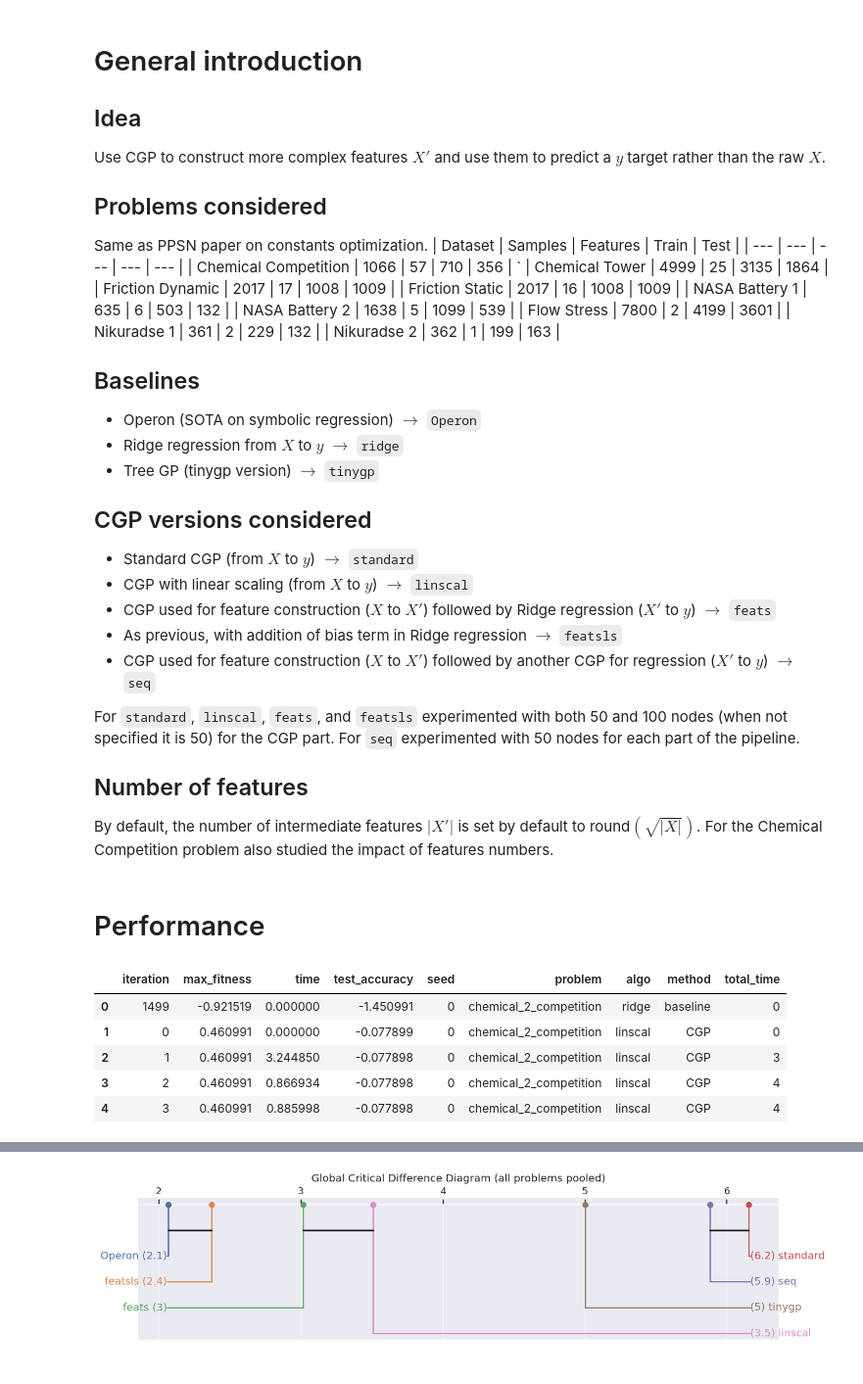
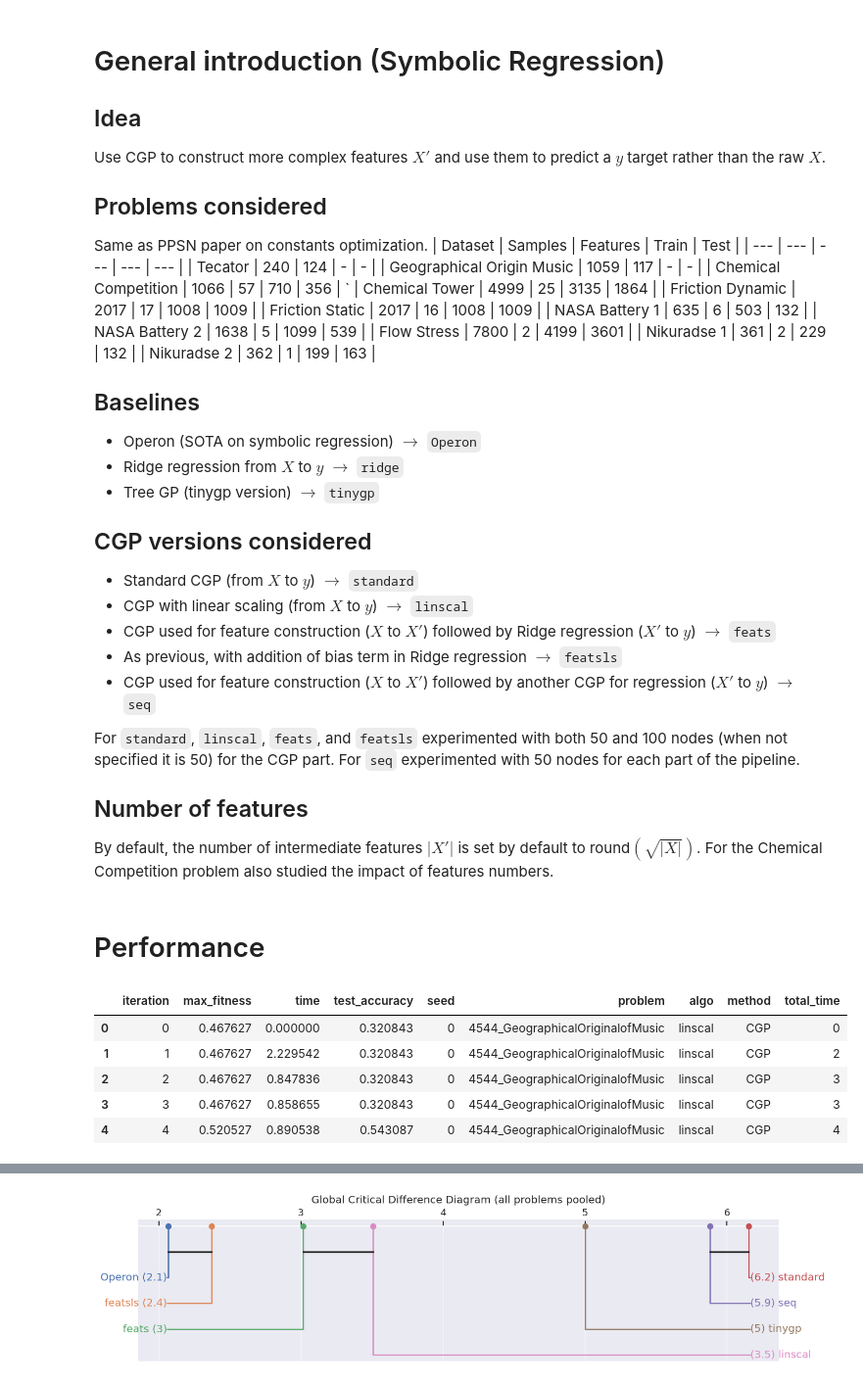
Before and after one commit to giorgia-nadizar/genepax, a Jupyter notebook: results/analysis_feats.ipynb, the cells around one changed output, grey strips where cells are left out. Shown at 98% size. Drawn from its saved outputs; the diff is of its cells as text; code cells hidden in the pictures.

```diff
--- a/results/analysis_feats.ipynb
+++ b/results/analysis_feats.ipynb
@@ -1,5 +1,5 @@
 # %% [markdown]
-# General introduction
+# General introduction (Symbolic Regression)
 ## Idea
 Use CGP to construct more complex features $X'$ and use them to predict a $y$ target rather than the raw $X$.
 
@@ -7,6 +7,8 @@ Use CGP to construct more complex features $X'$ and use them to predict a $y$ ta
 Same as PPSN paper on constants optimization.
 | Dataset | Samples | Features | Train | Test |
 | --- | --- | --- | --- | --- |
+| Tecator | 240 | 124 | - | - |
+| Geographical Origin Music | 1059 | 117 | - | - |
 | Chemical Competition | 1066 | 57 | 710  | 356   | `
 | Chemical Tower       | 4999 | 25 | 3135 | 1864  |
 | Friction Dynamic     | 2017 | 17 | 1008 | 1009  |
@@ -52,7 +57,8 @@ baselines_df1 = pd.read_csv("baselines.csv")
 baselines_df2 = pd.read_csv("baselines_tinygp.csv")
 baselines_df = pd.concat([baselines_df1, baselines_df2], ignore_index=True)
 # %%
-problems = ["chemical_2_competition", "chemical_1_tower", "friction_dyn_one-hot", "friction_stat_one-hot",
+problems = ["4544_GeographicalOriginalofMusic", "505_tecator",
+            "chemical_2_competition", "chemical_1_tower", "friction_dyn_one-hot", "friction_stat_one-hot",
             "nasa_battery_1_10min", "nasa_battery_2_20min", "flow_stress_phip0.1", "nikuradse_1",
             "nikuradse_2", ]
 # %% [markdown]
@@ -60,33 +66,36 @@ problems = ["chemical_2_competition", "chemical_1_tower", "friction_dyn_one-hot"
 # %%
 dfs = []
 missing = 0
 missing_configs = []
 for problem in problems:
-    tmp_df = pd.read_csv(f"../results/ridge_{problem}.csv")
-    tmp_df["seed"] = 0
-    tmp_df["problem"] = problem
-    tmp_df["algo"] = "ridge"
-    tmp_df["method"] = "baseline"
-    tmp_df["total_time"] = tmp_df["time"].cumsum().astype(int)
-    dfs.append(tmp_df)
+    try:
+        tmp_df = pd.read_csv(f"../results/ridge_{problem}.csv")
+        tmp_df["seed"] = 0
+        tmp_df["problem"] = problem
+        tmp_df["algo"] = "ridge"
+        tmp_df["method"] = "baseline"
+        tmp_df["total_time"] = tmp_df["time"].cumsum().astype(int)
+        dfs.append(tmp_df)
+    except FileNotFoundError:
+        pass
     for seed in range(30):
         for method in ["CGP", "CGP_100"]:
             for extra in ['linscal', 'feats', 'featsls', 'baseline', 'seq']:
                 if os.path.exists(f"../results/{method}_{extra}_{problem}_{seed}.pickle"):
                     tmp_df = pd.read_csv(f"../results/{method}_{extra}_{problem}_{seed}.csv")
                     tmp_df["seed"] = seed
                     tmp_df["problem"] = problem
                     tmp_df["algo"] = extra.replace("baseline", "standard")
                     tmp_df["method"] = method
                     tmp_df["total_time"] = tmp_df["time"].cumsum().astype(int)
                     dfs.append(tmp_df)
 df = pd.concat(dfs, ignore_index=True)
 df["test_accuracy"] = df["test_accuracy"].str.replace(r"[\[\]]", "", regex=True).astype(float)
 df.head()
 # %% [output]
 |  | iteration | max_fitness | time | test_accuracy | seed | problem | algo | method | total_time |
-| 0 | 1499 | -0.921519 | 0.000000 | -1.450991 | 0 | chemical_2_competition | ridge | baseline | 0 |
-| 1 | 0 | 0.460991 | 0.000000 | -0.077899 | 0 | chemical_2_competition | linscal | CGP | 0 |
-| 2 | 1 | 0.460991 | 3.244850 | -0.077898 | 0 | chemical_2_competition | linscal | CGP | 3 |
-| 3 | 2 | 0.460991 | 0.866934 | -0.077898 | 0 | chemical_2_competition | linscal | CGP | 4 |
-| 4 | 3 | 0.460991 | 0.885998 | -0.077898 | 0 | chemical_2_competition | linscal | CGP | 4 |
+| 0 | 0 | 0.467627 | 0.000000 | 0.320843 | 0 | 4544_GeographicalOriginalofMusic | linscal | CGP | 0 |
+| 1 | 1 | 0.467627 | 2.229542 | 0.320843 | 0 | 4544_GeographicalOriginalofMusic | linscal | CGP | 2 |
+| 2 | 2 | 0.467627 | 0.847836 | 0.320843 | 0 | 4544_GeographicalOriginalofMusic | linscal | CGP | 3 |
+| 3 | 3 | 0.467627 | 0.858655 | 0.320843 | 0 | 4544_GeographicalOriginalofMusic | linscal | CGP | 3 |
+| 4 | 4 | 0.520527 | 0.890538 | 0.543087 | 0 | 4544_GeographicalOriginalofMusic | linscal | CGP | 4 |
```
Also changed, not shown: parts of 21 cells of this notebook.
